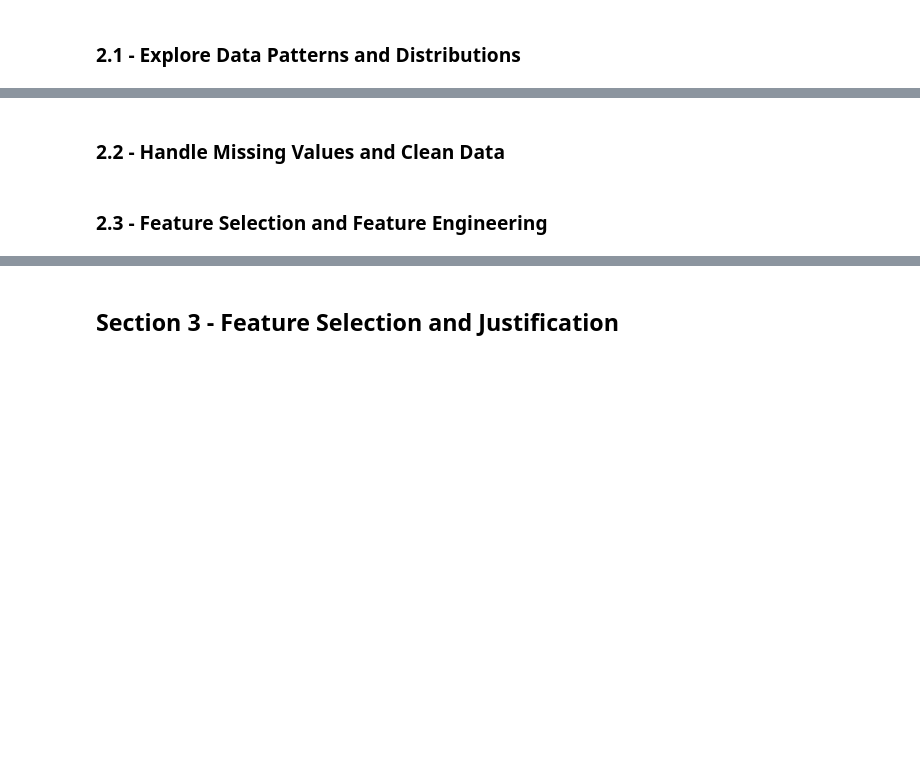
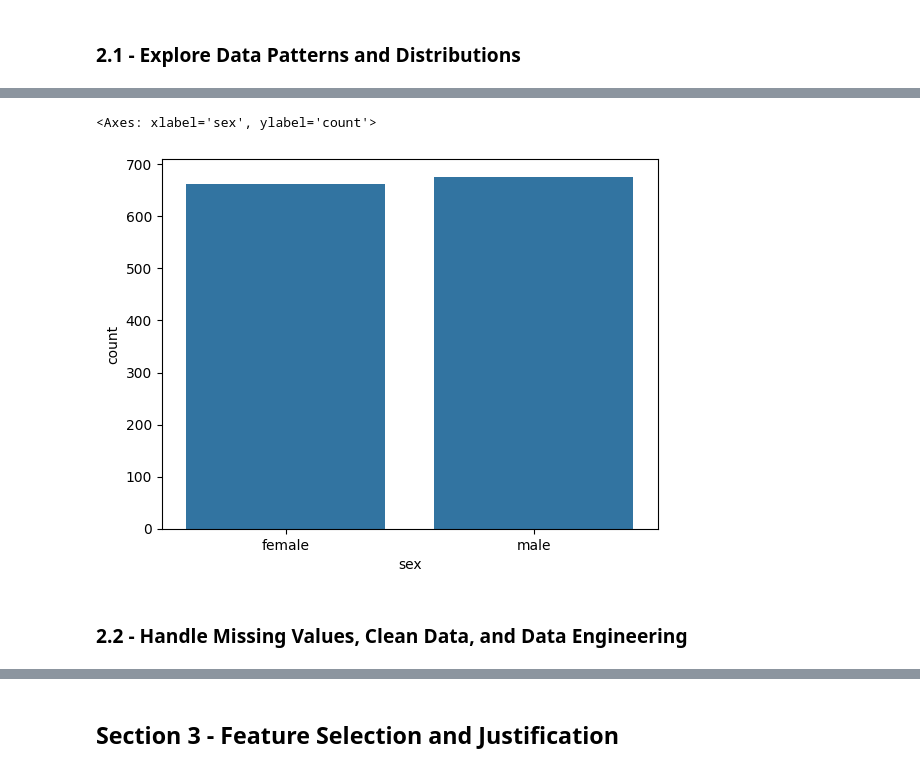
Before and after one commit to karlidean/ml-regression-karlidean, a Jupyter notebook: ml-regression-karlidean/regression_karlidean.ipynb, the cells around one changed output, grey strips where cells are left out. Saved outputs shown, nothing was run; the diff lists cells and outputs as text; code cells hidden in the pictures; blank space fills up the shorter version.

```diff
--- a/ml-regression-karlidean/regression_karlidean.ipynb
+++ b/ml-regression-karlidean/regression_karlidean.ipynb
@@ -55,4 +99,7 @@ Files copied to: c:\Repos\ml-regression-karlidean\data
+# %%
+sns.countplot(data=df, x='sex')
+# %% [output]
+<Axes: xlabel='sex', ylabel='count'>
+[figure, added]
 # %% [markdown]
-### 2.2 - Handle Missing Values and Clean Data
+### 2.2 - Handle Missing Values, Clean Data, and Data Engineering
-# %% [markdown]
-### 2.3 - Feature Selection and Feature Engineering
```
Also changed, not shown: parts of 10 cells of this notebook, 1 other file.
